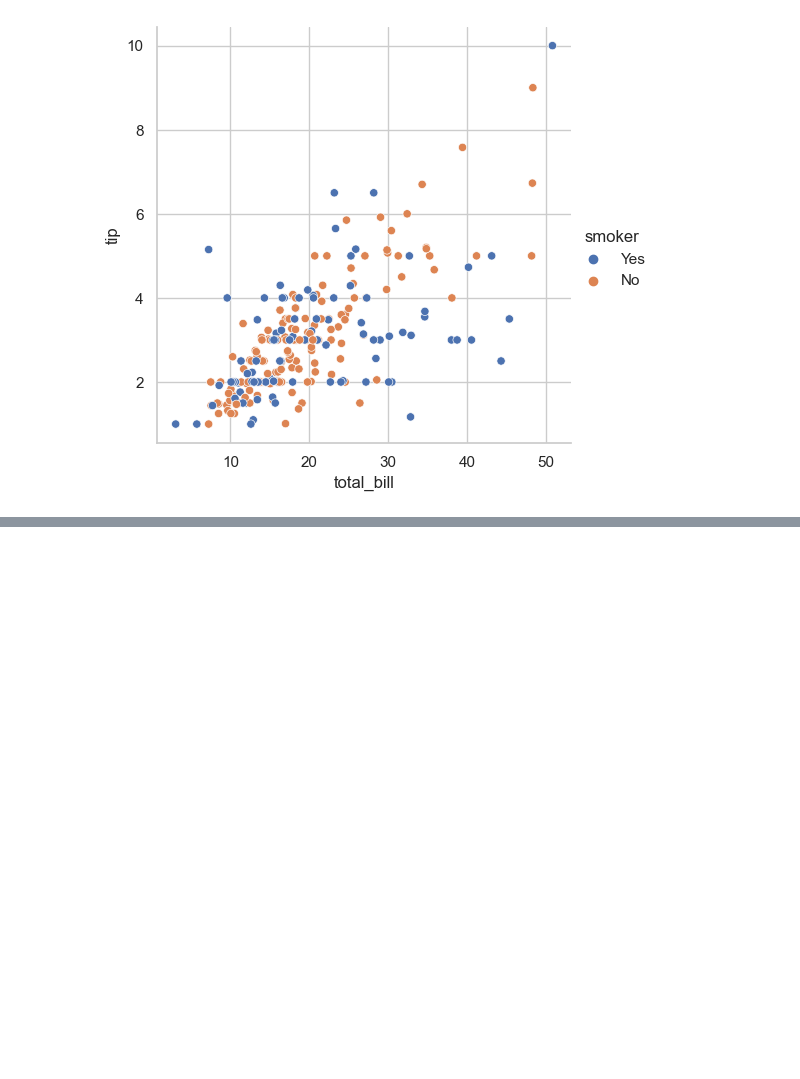
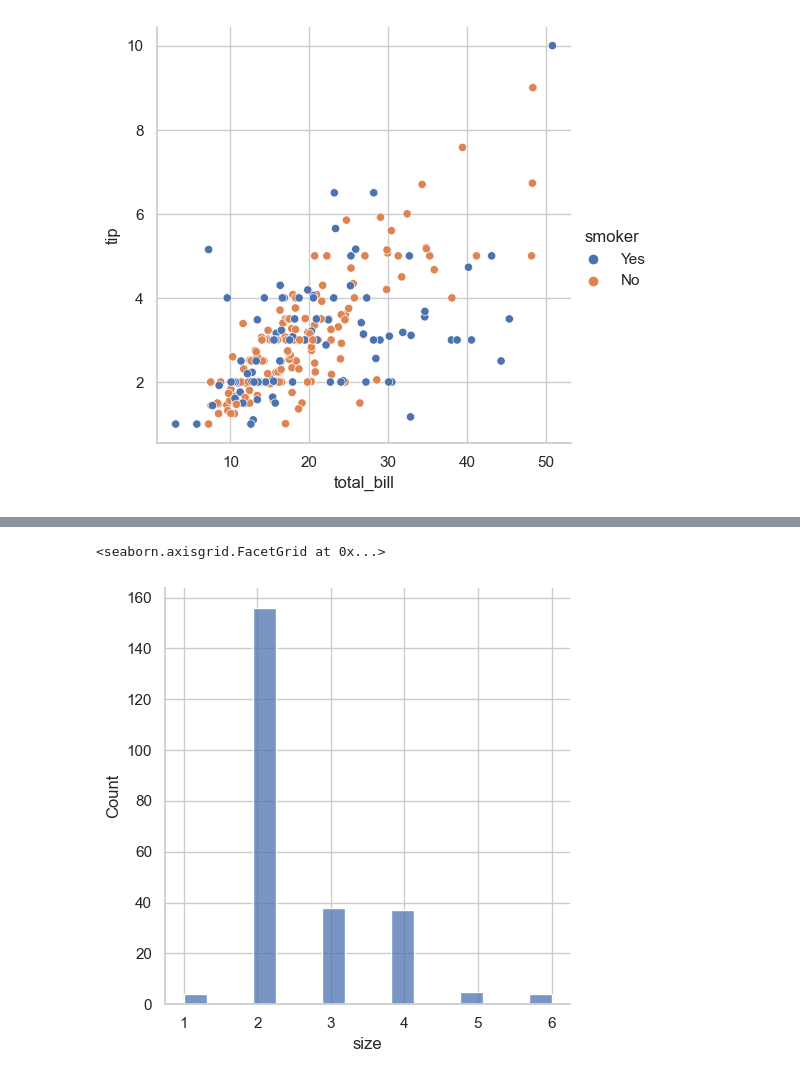
Before and after one commit to Shruti26Nigam/DIGIPODIUM-DATA-ANALYSTICS, a Jupyter notebook: visualization_practice.ipynb, the cells around one changed output, grey strips where cells are left out. Cells and saved outputs as stored; diff of their text form; code cells hidden in the pictures; blank space fills up the shorter version.

```diff
--- a/visualization_practice.ipynb
+++ b/visualization_practice.ipynb
@@ -54,0 +79,6 @@ sns.relplot(data=tips, x="total_bill", y="tip", hue="smoker")
+# %%
+tips = sns.load_dataset("tips")
+sns.displot(tips, x="size")
+# %% [output]
+<seaborn.axisgrid.FacetGrid at 0x...>
+[figure, added]
```
Also changed, not shown: parts of 14 cells of this notebook, 3 other files.
